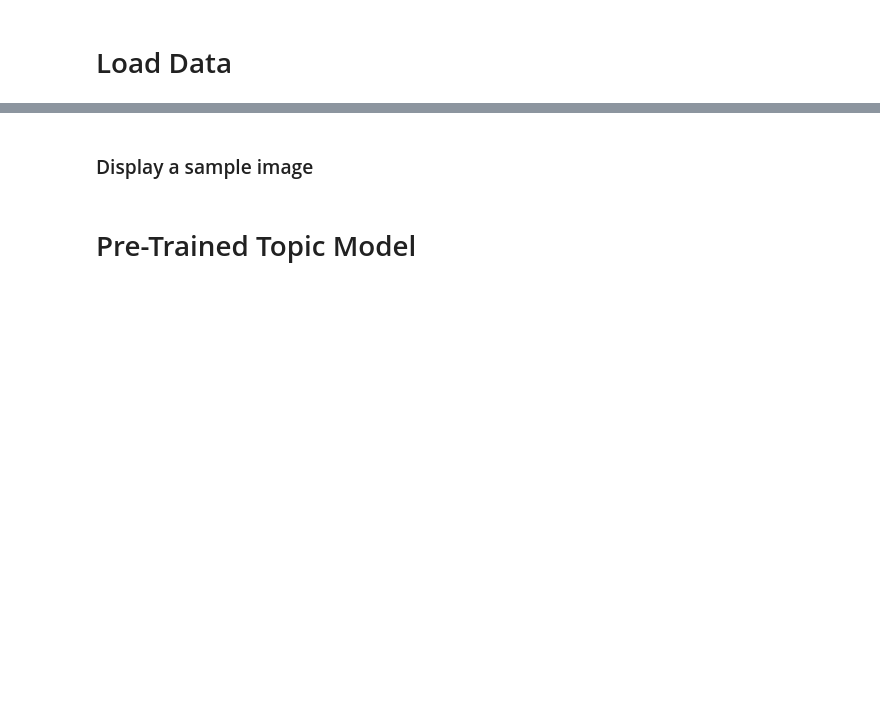
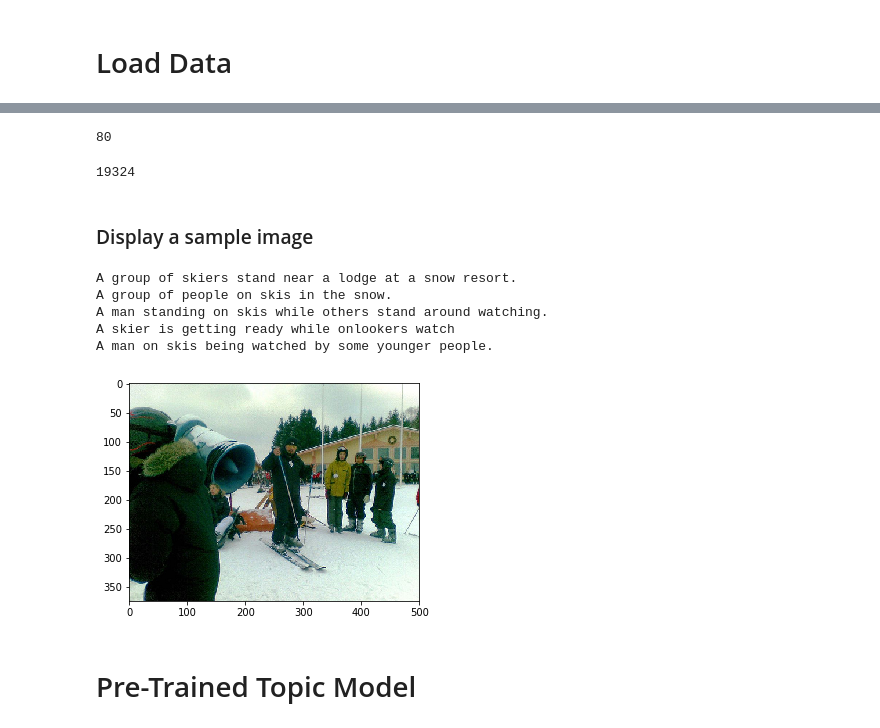
Before and after one commit to shan18/Topic-Based-Image-Captioning, a Jupyter notebook: image_captioning.ipynb, the cells around one changed output, grey strips where cells are left out. Drawn from its saved outputs; the diff is of its cells as text; code cells hidden in the pictures; blank space fills up the shorter version.

Commit message:
load transfer values

```diff
--- a/image_captioning.ipynb
+++ b/image_captioning.ipynb
@@ -21,7 +22,4 @@ from tensorflow.python.keras.preprocessing.sequence import pad_sequences
 # Load Data
 # %%
 # Folder containing the datset
-data_dir = 'dataset/processed_data'
-
-# num of classes
-num_classes = 80
+data_dir = 'dataset/'
@@ -52,16 +26,38 @@ test_categories = load_data('test_captions.h5', data_dir, 'labels')
+# %%
+train_data, val_data, test_data, category_id, id_category = load_coco(
+    os.path.join(data_dir, 'coco_raw.pickle'), 'captions',
+)
+# %%
+train_images, train_captions = train_data  # Load training data
+val_images, val_captions = val_data  # Load validation data
+test_images, test_captions = test_data  # Load test data
+# %%
+num_classes = len(id_category)
+num_classes
+# %% [output]
+80
 # %%
 num_images_train = len(train_images)
 num_images_train
+# %% [output]
+19324
 # %% [markdown]
 ### Display a sample image
 # %%
 # display image
 idx = 10
 
-for caption in enumerate(train_captions[idx]):
+for caption in train_captions[idx]:
     print(caption)
 
-plt.imshow(train_images[idx])
+plt.imshow(load_image(os.path.join(data_dir, train_images[idx])))
 plt.show()
+# %% [output]
+A group of skiers stand near a lodge at a snow resort.
+A group of people on skis in the snow.
+A man standing on skis while others stand around watching.
+A skier is getting ready while onlookers watch
+A man on skis being watched by some younger people.
+[figure, added]
 # %% [markdown]
 # Pre-Trained Topic Model
```
Also changed, not shown: parts of 29 cells of this notebook, 2 other files.
